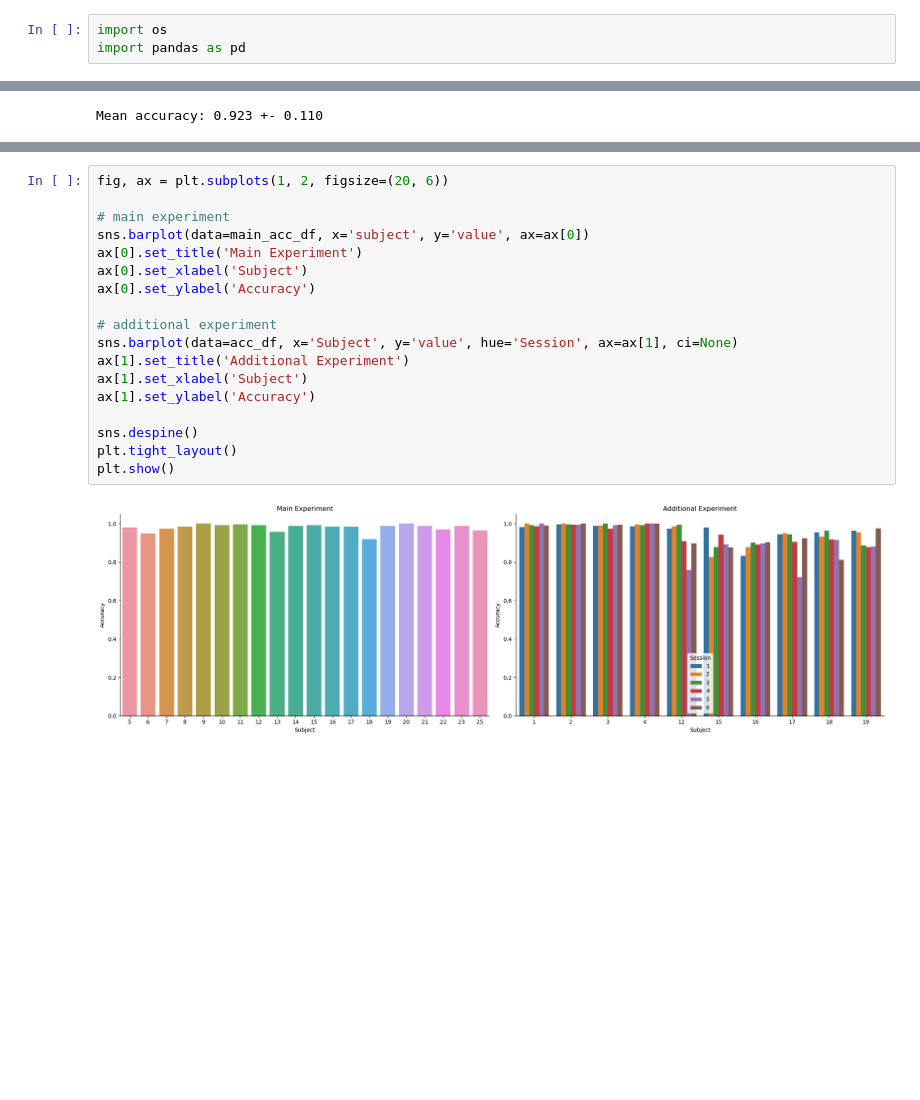
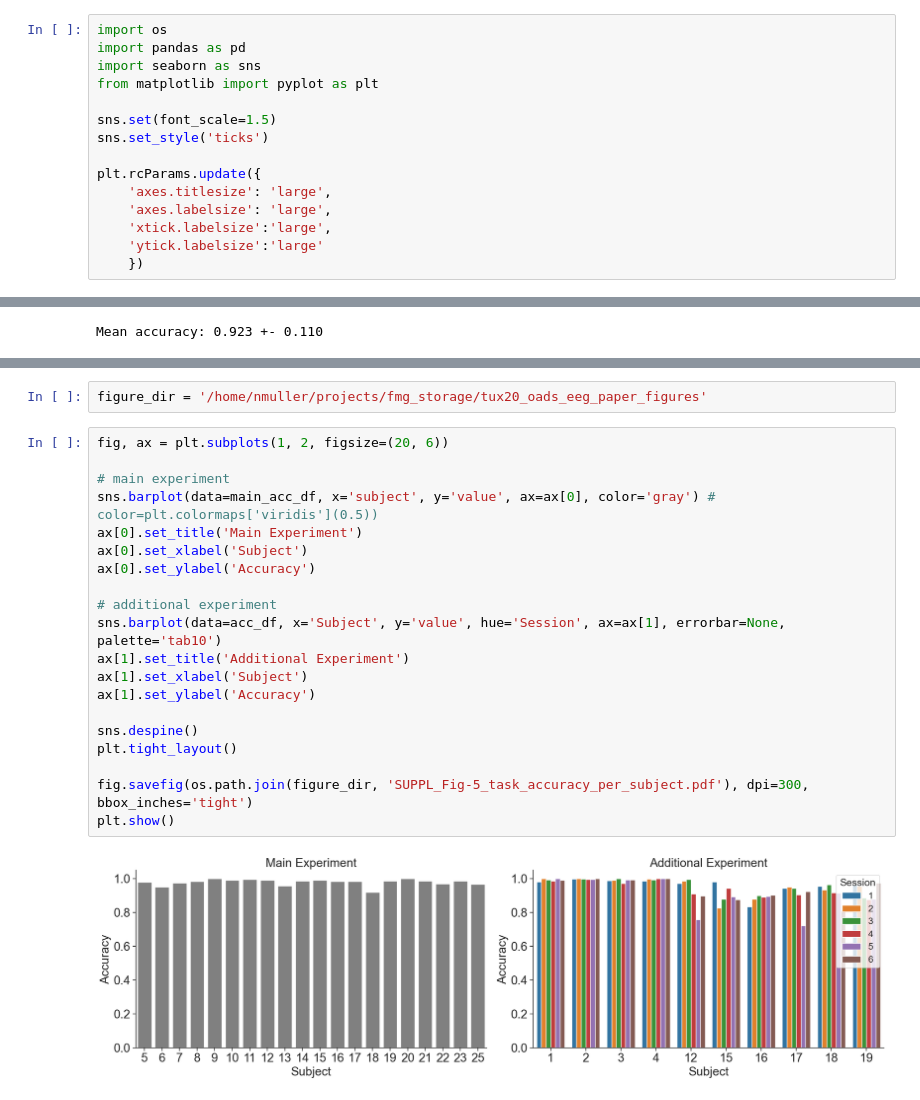
Before and after one commit to niklas-mueller/oads_eeg_spatial_sampling, a Jupyter notebook: figure_scripts/task_accuracy_per_subject.ipynb, the cells around one changed output, grey strips where cells are left out. Drawn from its saved outputs; the diff is of its cells as text; blank space fills up the shorter version.

```diff
--- a/figure_scripts/task_accuracy_per_subject.ipynb
+++ b/figure_scripts/task_accuracy_per_subject.ipynb
@@ -1,6 +1,18 @@
 # %%
 import os
 import pandas as pd
+import seaborn as sns
+from matplotlib import pyplot as plt
+
+sns.set(font_scale=1.5)
+sns.set_style('ticks')
+
+plt.rcParams.update({
+    'axes.titlesize': 'large',
+    'axes.labelsize': 'large',
+    'xtick.labelsize':'large',
+    'ytick.labelsize':'large'
+    })
 # %% [markdown]
 # Experiment 1
 # %%
@@ -103,20 +107,24 @@ plt.show()
+# %%
+figure_dir = '/home/nmuller/projects/fmg_storage/tux20_oads_eeg_paper_figures'
 # %%
 fig, ax = plt.subplots(1, 2, figsize=(20, 6))
 
 # main experiment
-sns.barplot(data=main_acc_df, x='subject', y='value', ax=ax[0])
+sns.barplot(data=main_acc_df, x='subject', y='value', ax=ax[0], color='gray') # color=plt.colormaps['viridis'](0.5))
 ax[0].set_title('Main Experiment')
 ax[0].set_xlabel('Subject')
 ax[0].set_ylabel('Accuracy')
 
 # additional experiment
-sns.barplot(data=acc_df, x='Subject', y='value', hue='Session', ax=ax[1], ci=None)
+sns.barplot(data=acc_df, x='Subject', y='value', hue='Session', ax=ax[1], errorbar=None, palette='tab10')
 ax[1].set_title('Additional Experiment')
 ax[1].set_xlabel('Subject')
 ax[1].set_ylabel('Accuracy')
 
 sns.despine()
 plt.tight_layout()
+
+fig.savefig(os.path.join(figure_dir, 'SUPPL_Fig-5_task_accuracy_per_subject.pdf'), dpi=300, bbox_inches='tight')
 plt.show()
 # %% [output]
-[figure, old version]
+[figure, new version]
```
Also changed, not shown: parts of 3 cells of this notebook, 34 other files.
